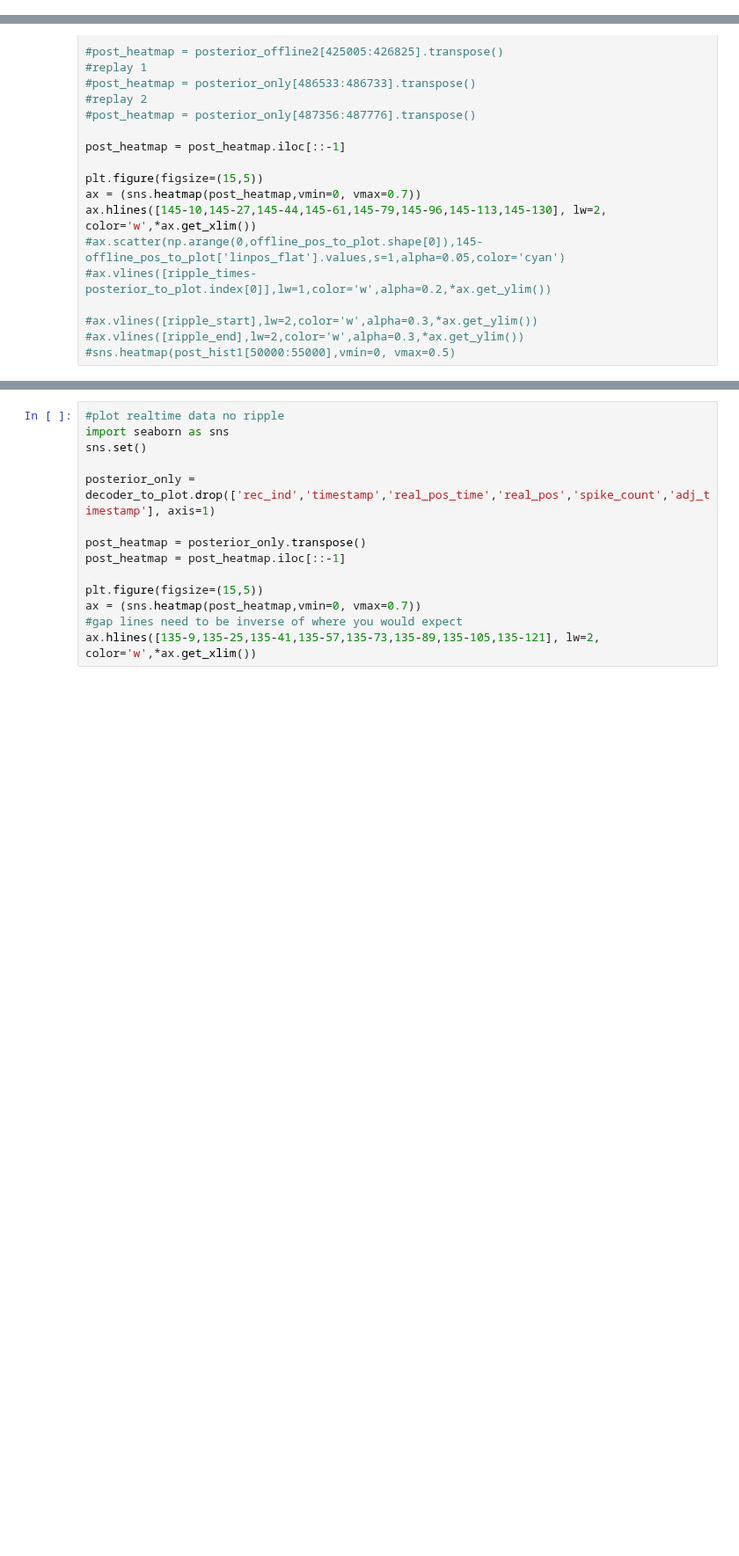
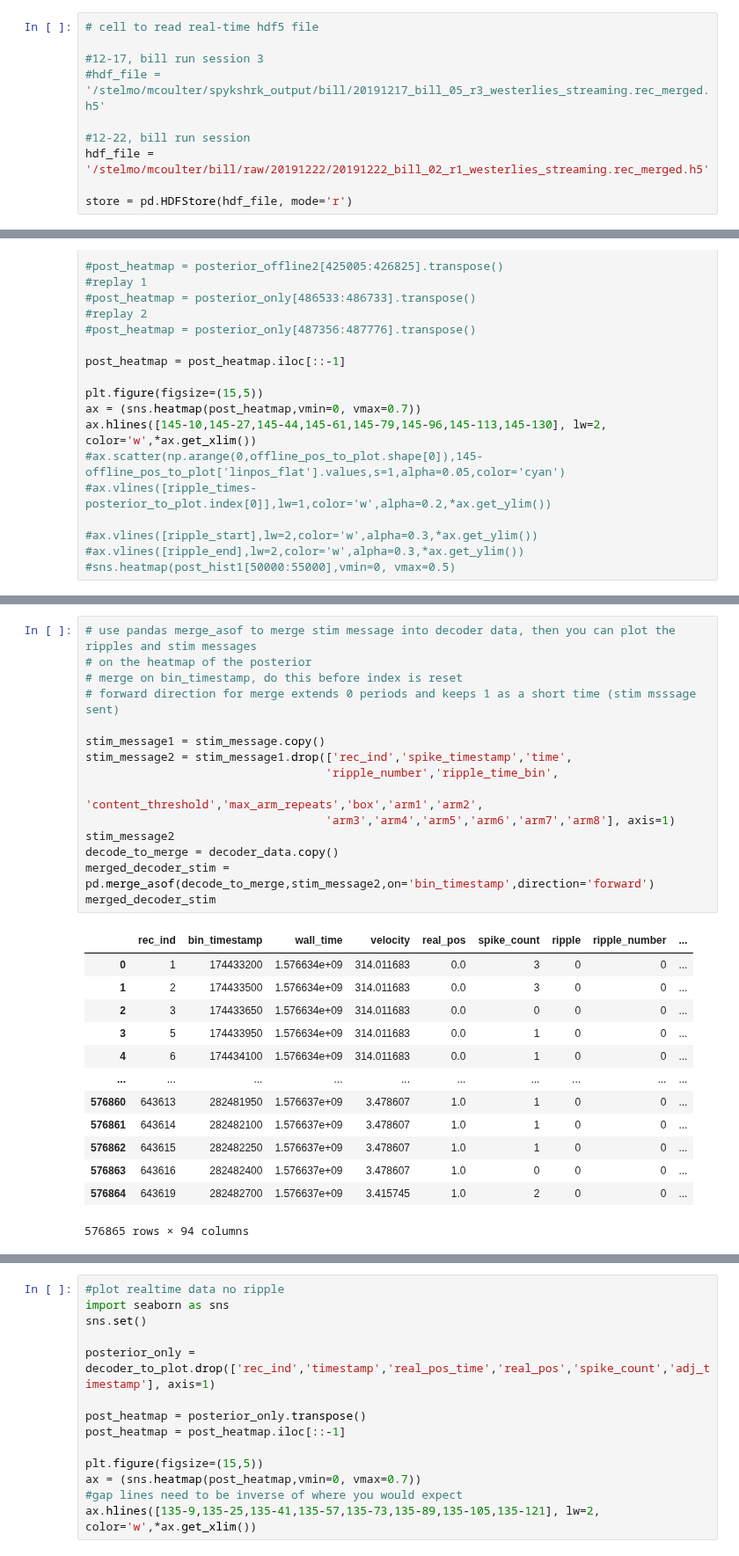
Before and after one commit to trevortknguyen/spykshrk_realtime, a Jupyter notebook: jupyter-notebooks/plot_posterior_realtime.ipynb, the cells around one changed output, grey strips where cells are left out. Shown at 88% size. Drawn from its saved outputs; the diff is of its cells as text; blank space fills up the shorter version.

```diff
--- a/jupyter-notebooks/plot_posterior_realtime.ipynb
+++ b/jupyter-notebooks/plot_posterior_realtime.ipynb
@@ -34,0 +43,10 @@ points.opts(color='k', marker='+', size=10)
+# %%
+# cell to read real-time hdf5 file
+
+#12-17, bill run session 3
+#hdf_file = '/stelmo/mcoulter/spykshrk_output/bill/20191217_bill_05_r3_westerlies_streaming.rec_merged.h5'
+
+#12-22, bill run session
+hdf_file = '/stelmo/mcoulter/bill/raw/20191222/20191222_bill_02_r1_westerlies_streaming.rec_merged.h5'
+
+store = pd.HDFStore(hdf_file, mode='r')
@@ -219,0 +359,29 @@ ax.hlines([145-10,145-27,145-44,145-61,145-79,145-96,145-113,145-130], lw=2, col
+# %%
+# use pandas merge_asof to merge stim message into decoder data, then you can plot the ripples and stim messages
+# on the heatmap of the posterior
+# merge on bin_timestamp, do this before index is reset
+# forward direction for merge extends 0 periods and keeps 1 as a short time (stim msssage sent)
+
+stim_message1 = stim_message.copy()
+stim_message2 = stim_message1.drop(['rec_ind','spike_timestamp','time',
+                                   'ripple_number','ripple_time_bin',
+                                   'content_threshold','max_arm_repeats','box','arm1','arm2',
+                                   'arm3','arm4','arm5','arm6','arm7','arm8'], axis=1)
+stim_message2
+decode_to_merge = decoder_data.copy()
+merged_decoder_stim = pd.merge_asof(decode_to_merge,stim_message2,on='bin_timestamp',direction='forward')
+merged_decoder_stim
+# %% [output]
+|  | rec_ind | bin_timestamp | wall_time | velocity | real_pos | spike_count | ripple | ripple_number | ... |
+| 0 | 1 | 174433200 | 1.576634e+09 | 314.011683 | 0.0 | 3 | 0 | 0 | ... |
+| 1 | 2 | 174433500 | 1.576634e+09 | 314.011683 | 0.0 | 3 | 0 | 0 | ... |
+| 2 | 3 | 174433650 | 1.576634e+09 | 314.011683 | 0.0 | 0 | 0 | 0 | ... |
+| 3 | 5 | 174433950 | 1.576634e+09 | 314.011683 | 0.0 | 1 | 0 | 0 | ... |
+| 4 | 6 | 174434100 | 1.576634e+09 | 314.011683 | 0.0 | 1 | 0 | 0 | ... |
+| ... | ... | ... | ... | ... | ... | ... | ... | ... | ... |
+| 576860 | 643613 | 282481950 | 1.576637e+09 | 3.478607 | 1.0 | 1 | 0 | 0 | ... |
+| 576861 | 643614 | 282482100 | 1.576637e+09 | 3.478607 | 1.0 | 1 | 0 | 0 | ... |
+| 576862 | 643615 | 282482250 | 1.576637e+09 | 3.478607 | 1.0 | 1 | 0 | 0 | ... |
+| 576863 | 643616 | 282482400 | 1.576637e+09 | 3.478607 | 1.0 | 0 | 0 | 0 | ... |
+| 576864 | 643619 | 282482700 | 1.576637e+09 | 3.415745 | 1.0 | 2 | 0 | 0 | ... |
+576865 rows × 94 columns
```
Also changed, not shown: parts of 21 cells of this notebook.
